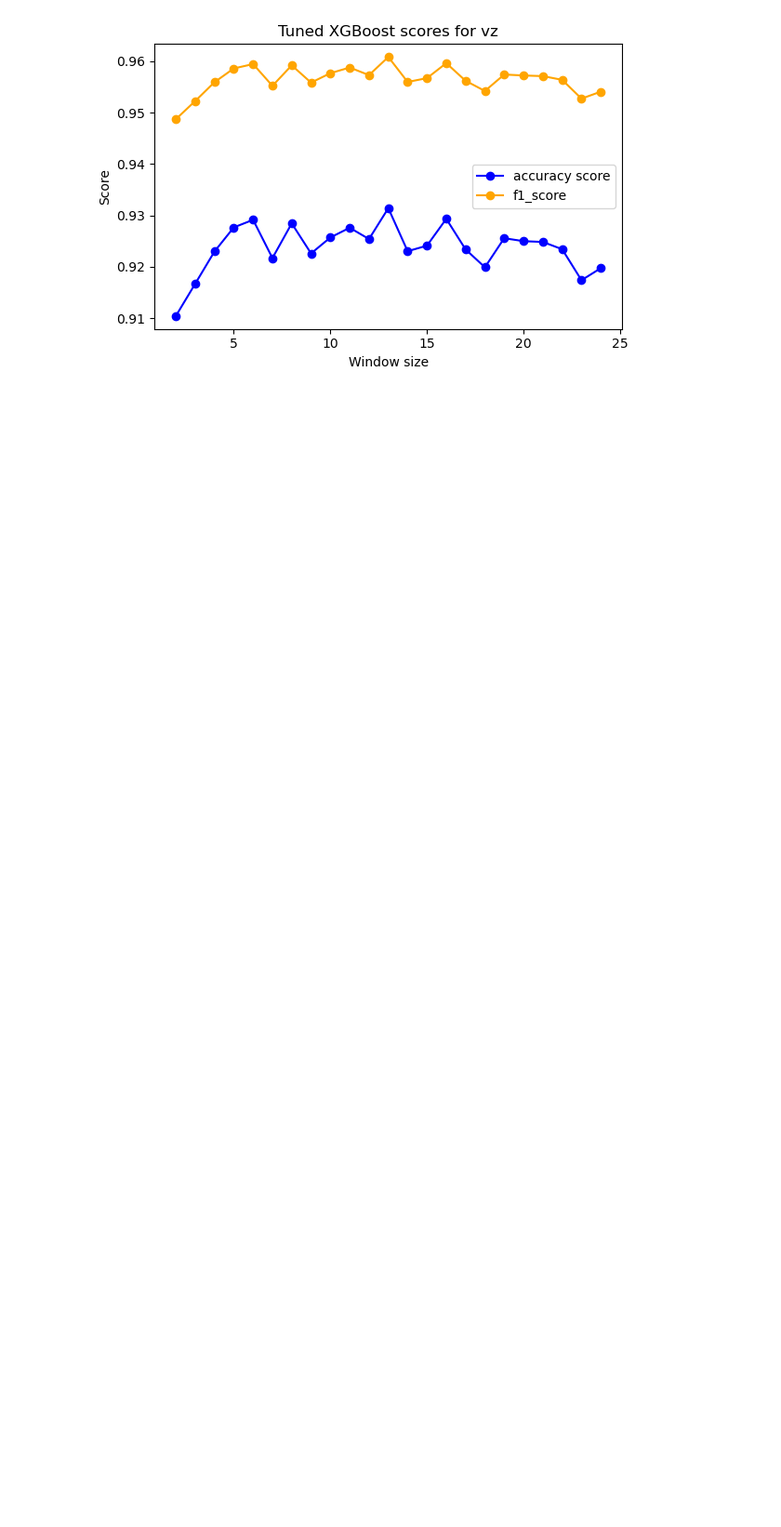
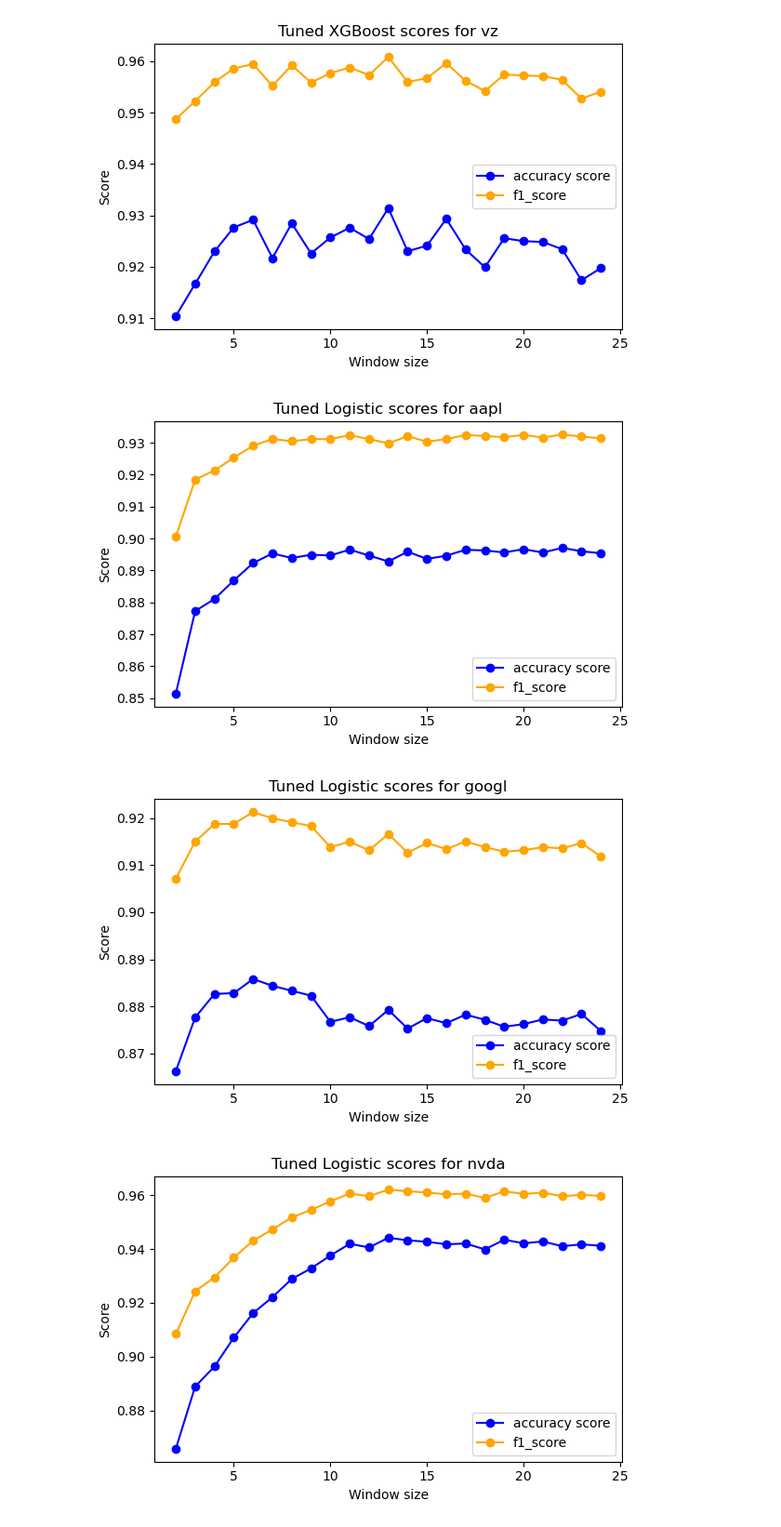
Before and after one commit to srijanrodo/erdos_regime_switch, a Jupyter notebook: template_kalman.ipynb, the cells around one changed output. Shown at 93% size. Saved outputs shown, nothing was run; the diff lists cells and outputs as text; code cells hidden in the pictures; blank space fills up the shorter version.

```diff
--- a/template_kalman.ipynb
+++ b/template_kalman.ipynb
@@ -267,4 +275,14 @@ for window in spread_range:
     for stock_ind in range(len(stocks)):
         model = best_xgb[window][stock_ind]
         f1_tuned[window][stock_ind] = accuracies_model(model ,window,stock_ind, map=False)
+# %%
+with open('best_logistic.pkl', 'rb') as f:
+    best_logistic = pickle.load(f)
+
+f1_logistic_tuned = {}
+for window in spread_range:
+    f1_logistic_tuned[window] = {}
+    for stock_ind in range(len(stocks)):
+        model = best_logistic[window][stock_ind]
+        f1_logistic_tuned[window][stock_ind] = accuracies_model(model, window, stock_ind, map=False)
 # %%
@@ -319,3 +338,9 @@ plot_accuracies(f1_tuned,"Tuned XGBoost")
 [figure]
 [figure]
 [figure]
+# %%
+plot_accuracies(f1_logistic_tuned, "Tuned Logistic")
+# %% [output]
+[figure, added]
+[figure, added]
+[figure, added]
```
Also changed, not shown: parts of 5 cells of this notebook, 1 other file.
